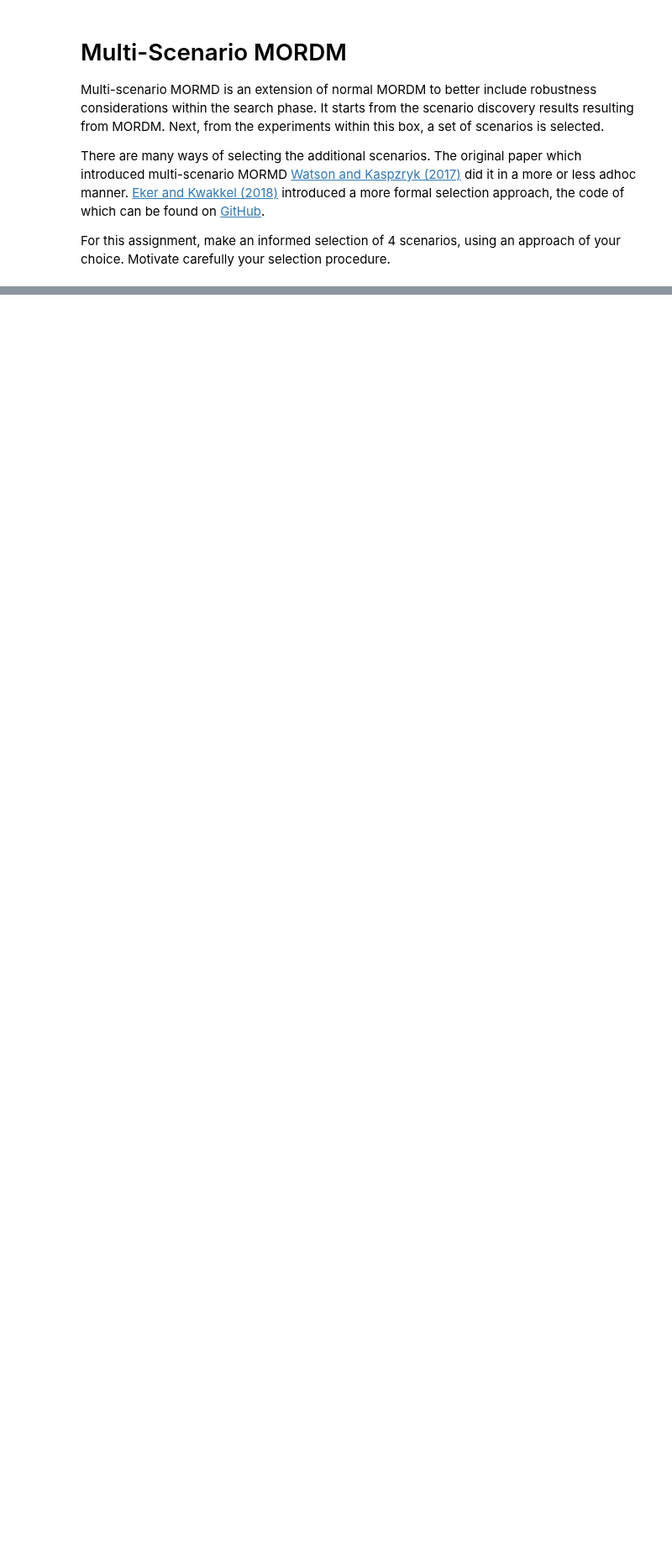
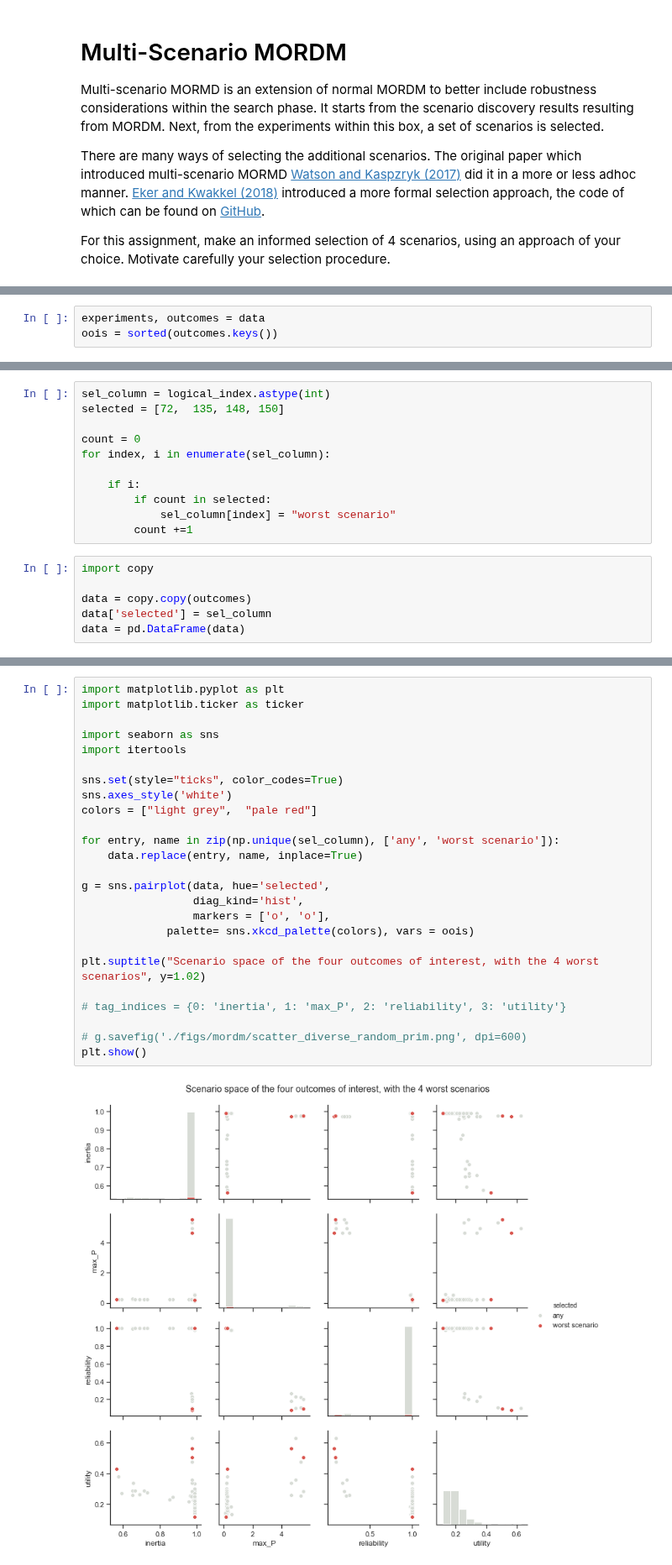
Before and after one commit to triple-capacho/EPA1361, a Jupyter notebook: Week 5-6 - robustness and direct search/assignment 9 - multi-scenario MORDM.ipynb, the cells around one changed output, grey strips where cells are left out. Shown at 84% size. Saved outputs shown, nothing was run; the diff lists cells and outputs as text; blank space fills up the shorter version.

```diff
--- a/Week 5-6 - robustness and direct search/assignment 9 - multi-scenario MORDM.ipynb
+++ b/Week 5-6 - robustness and direct search/assignment 9 - multi-scenario MORDM.ipynb
@@ -8,0 +19,3 @@ For this assignment, make an informed selection of 4 scenarios, using an approac
+# %%
+experiments, outcomes = data
+oois = sorted(outcomes.keys())
@@ -8,0 +49,17 @@ For this assignment, make an informed selection of 4 scenarios, using an approac
+# %%
+sel_column = logical_index.astype(int)
+selected = [72,  135, 148, 150]
+
+count = 0
+for index, i in enumerate(sel_column):
+
+    if i:
+        if count in selected:
+            sel_column[index] = "worst scenario"
+        count +=1
+# %%
+import copy
+
+data = copy.copy(outcomes)
+data['selected'] = sel_column
+data = pd.DataFrame(data)
@@ -8,0 +77,27 @@ For this assignment, make an informed selection of 4 scenarios, using an approac
+# %%
+import matplotlib.pyplot as plt
+import matplotlib.ticker as ticker
+
+import seaborn as sns
+import itertools
+
+sns.set(style="ticks", color_codes=True)
+sns.axes_style('white')
+colors = ["light grey",  "pale red"]
+
+for entry, name in zip(np.unique(sel_column), ['any', 'worst scenario']):
+    data.replace(entry, name, inplace=True)
+
+g = sns.pairplot(data, hue='selected',
+                 diag_kind='hist',
+                 markers = ['o', 'o'],
+             palette= sns.xkcd_palette(colors), vars = oois)
+
+plt.suptitle("Scenario space of the four outcomes of interest, with the 4 worst scenarios", y=1.02)
+
+# tag_indices = {0: 'inertia', 1: 'max_P', 2: 'reliability', 3: 'utility'}
+
+# g.savefig('./figs/mordm/scatter_diverse_random_prim.png', dpi=600)
+plt.show()
+# %% [output]
+[figure, added]
```
Also changed, not shown: parts of 39 cells of this notebook.
